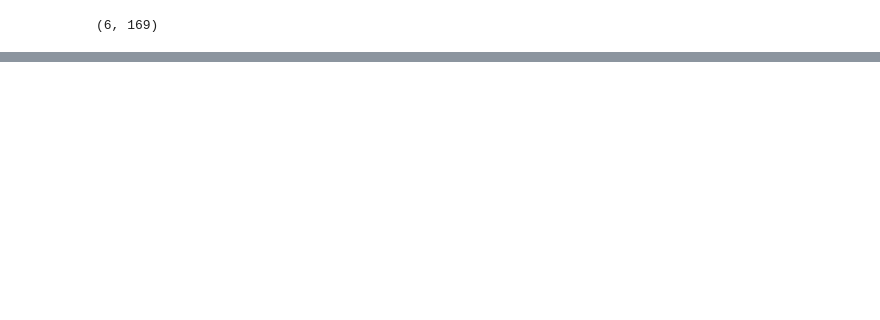
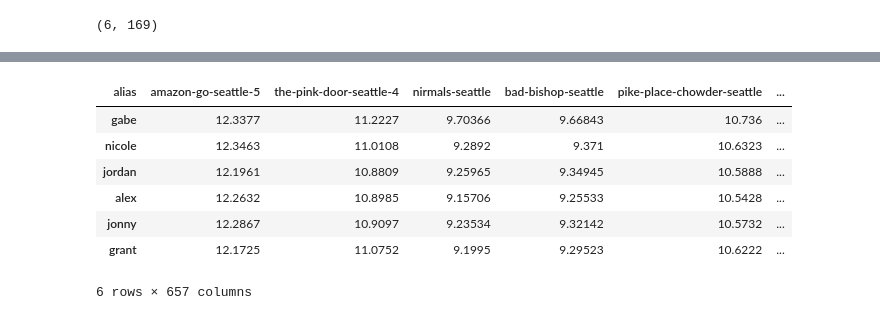
Before and after one commit to Gnishimura/We_Eat, a Jupyter notebook: new_db.ipynb, the cells around one changed output, grey strips where cells are left out. Cells and saved outputs as stored; diff of their text form; code cells hidden in the pictures; blank space fills up the shorter version.

```diff
--- a/new_db.ipynb
+++ b/new_db.ipynb
@@ -527,0 +560,11 @@ ValueError: The truth value of a Series is ambiguous. Use a.empty, a.bool(), a.i
+# %%
+R
+# %% [output]
+| alias | amazon-go-seattle-5 | the-pink-door-seattle-4 | nirmals-seattle | bad-bishop-seattle | pike-place-chowder-seattle | ... |
+| gabe | 12.3377 | 11.2227 | 9.70366 | 9.66843 | 10.736 | ... |
+| nicole | 12.3463 | 11.0108 | 9.2892 | 9.371 | 10.6323 | ... |
+| jordan | 12.1961 | 10.8809 | 9.25965 | 9.34945 | 10.5888 | ... |
+| alex | 12.2632 | 10.8985 | 9.15706 | 9.25533 | 10.5428 | ... |
+| jonny | 12.2867 | 10.9097 | 9.23534 | 9.32142 | 10.5732 | ... |
+| grant | 12.1725 | 11.0752 | 9.1995 | 9.29523 | 10.6222 | ... |
+6 rows × 657 columns
```
Also changed, not shown: parts of 30 cells of this notebook, 1 other file.
